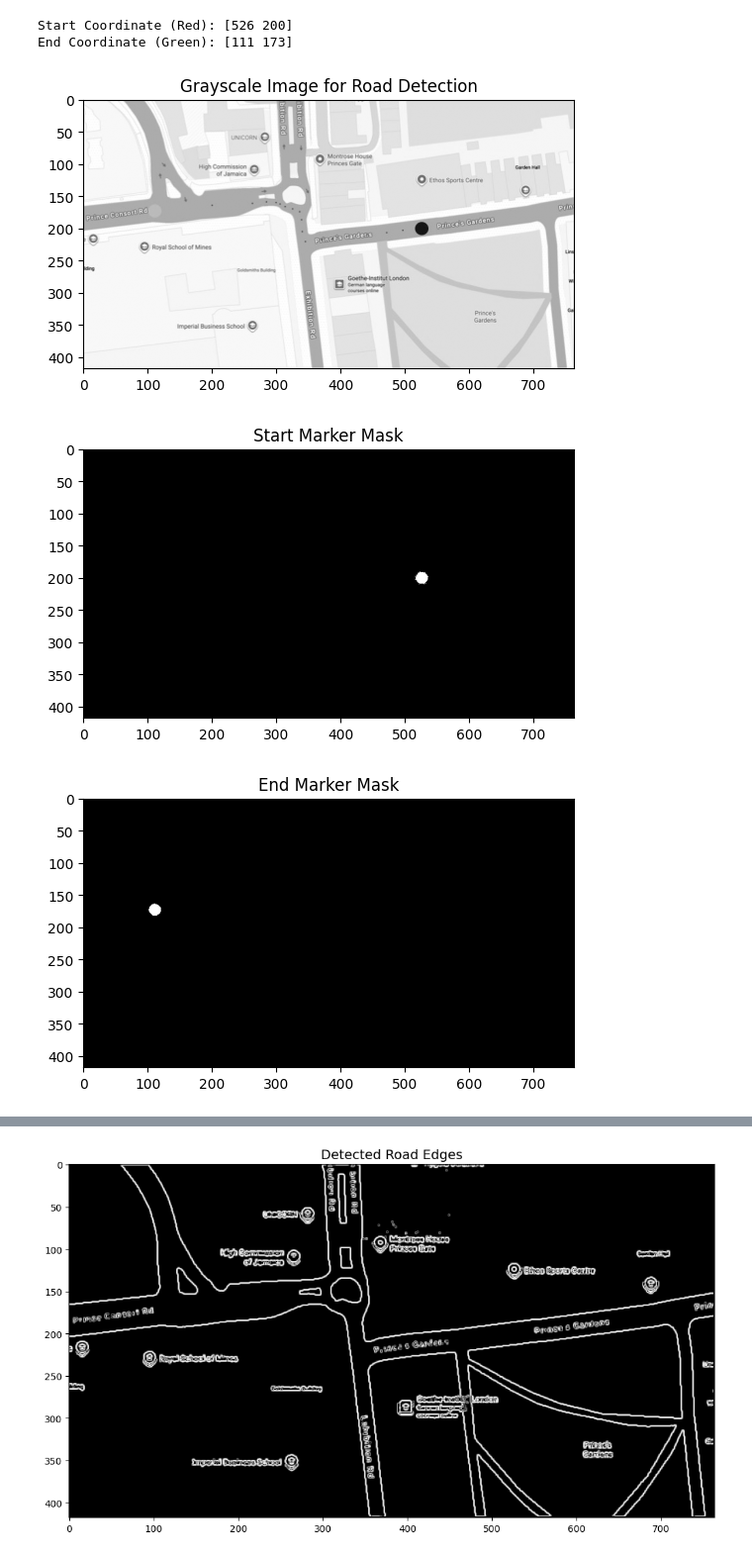
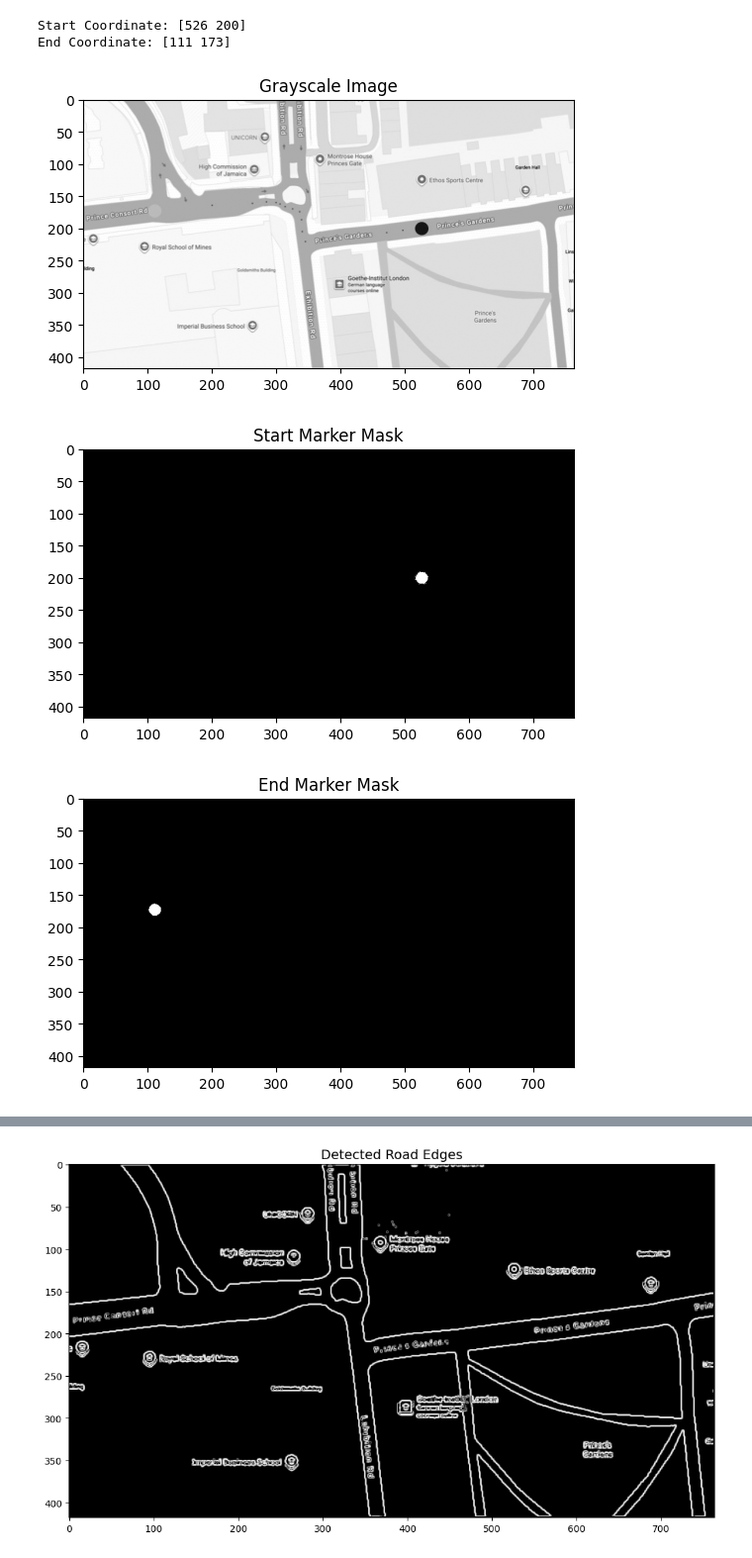
Before and after one commit to m1pan/me4robotics_cw2, a Jupyter notebook: cw.ipynb, the cells around one changed output, grey strips where cells are left out. Shown at 99% size. Drawn from its saved outputs; the diff is of its cells as text; code cells hidden in the pictures.

```diff
--- a/cw.ipynb
+++ b/cw.ipynb
@@ -6,13 +6,12 @@ from tqdm import tqdm
 import matplotlib.image as mpimg
 from scipy.interpolate import CubicSpline
 # %%
-# 1. Load and Preprocess the Image
-# The brief specifies using CW2Map.jpg [cite: 1906]
+
 img = mpimg.imread('CW2Map.jpg')
-# Normalize to 0-1 range for easier thresholding
+
+# Normalize to 0-1 range
 img = img.astype(float) / 255.0
 
-# Extract individual channels
 R = img[:, :, 0]
 G = img[:, :, 1]
 B = img[:, :, 2]
@@ -23,89 +22,78 @@ red_mask = (R > 0.7) & (G < 0.4) & (B < 0.4)
 green_mask = (G > 0.6) & (G > R * 1.5) & (G > B * 1.5)
 
 def find_point(mask):
-    """Calculates the (x, y) center of a binary mask."""
     coords = np.argwhere(mask)
     if len(coords) == 0: return None
-    # y is index 0 (rows), x is index 1 (cols)
-    return np.mean(coords, axis=0)[::-1].astype(int) # Return (x, y)
+    return np.mean(coords, axis=0)[::-1].astype(int)
 
 start_pos = find_point(red_mask)
 end_pos = find_point(green_mask)
 
-print(f"Start Coordinate (Red): {start_pos}")
-print(f"End Coordinate (Green): {end_pos}")
+print(f"Start Coordinate: {start_pos}")
+print(f"End Coordinate: {end_pos}")
 
-# 3. Identify Roads using Thresholding
+
 # Convert to grayscale to isolate the grey paths
-# Road is grey (~0.5 intensity), background is white (~1.0)
 gray = 0.299 * R + 0.587 * G + 0.114 * B
-road_mask = (gray < 0.85) & (gray > 0.1) # Exclude white background and deep black lines
+
+road_mask = (gray < 0.85) & (gray > 0.1)
 
 # show greyscale image
 plt.imshow(gray, cmap='gray')
-plt.title('Grayscale Image for Road Detection')
+plt.title('Grayscale Image')
 plt.show()
 
 
 def convolution(image, kernel, w):
     """
-    Manually slides a kernel over an image.
-    w is the width of the kernel (assumed to be square and odd)
+    w is the width of the kernel
     """
     img_h, img_w = image.shape
 
     # Create an empty output array of the same size
     output = np.zeros((img_h, img_w))
 
-    # We ignore the 1-pixel border to avoid going out of bounds
-    # (Padding is a more advanced option, but this is simpler)
+    # ignore the 1-pixel border to avoid going out of bounds
     for y in range(1, img_h - 1):
         for x in range(1, img_w - 1):
-            # Extract the 3x3 neighborhood
             region = image[y-(w//2):y+(w//2)+1, x-(w//2):x+(w//2)+1]
-            # Multiply by kernel and sum
             output[y, x] = np.sum(region * kernel)
 
     return output
 
 def find_edges(image):
     """
-    Calculates edge magnitude using manual convolution.
+    Calculates edge magnitude using convolution.
     """
-    # Kernels defined in Slide 28 of ComputerVision.pdf
     Kx = np.array([[-1, 0, 1],
                    [-2, 0, 2],
                    [-1, 0, 1]])
 
     Ky = np.array([[-1, -2, -1],
                    [ 0,  0,  0],
                    [ 1,  2,  1]])
 
     gx = convolution(image, Kx, 3)
     gy = convolution(image, Ky, 3)
 
     # Magnitude of the gradient
     return np.sqrt(gx**2 + gy**2)
 
 
 road_edges = find_edges(road_mask.astype(float))
 
 # Visualization
-# plt.figure(figsize=(12, 4))
-# plt.subplot(131);
 plt.imshow(red_mask, cmap='gray'); plt.title('Start Marker Mask')
-# plt.subplot(132);
 plt.show()
 plt.imshow(green_mask, cmap='gray'); plt.title('End Marker Mask')
-# plt.subplot(133);
 plt.show()
 plt.imshow(road_mask, cmap='gray'); plt.title('Road Segmentation')
 plt.show()
 # print(R.shape)
 # %% [output]
-Start Coordinate (Red): [526 200]
-End Coordinate (Green): [111 173]
+Start Coordinate: [526 200]
+End Coordinate: [111 173]
-[figure, old version]
+[figure, new version]
 [figure]
 [figure]
 [figure]
```
Also changed, not shown: parts of 9 cells of this notebook, 1 other file.
